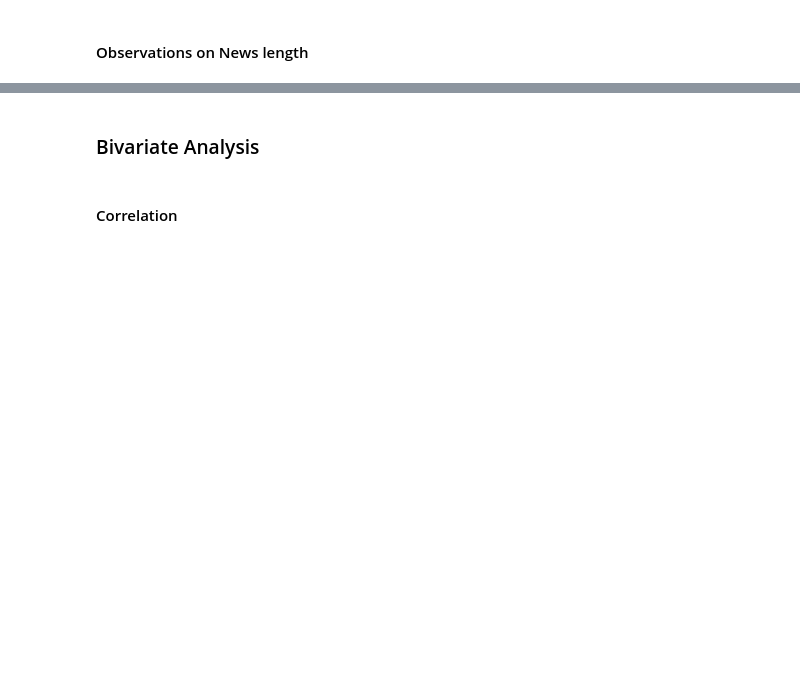
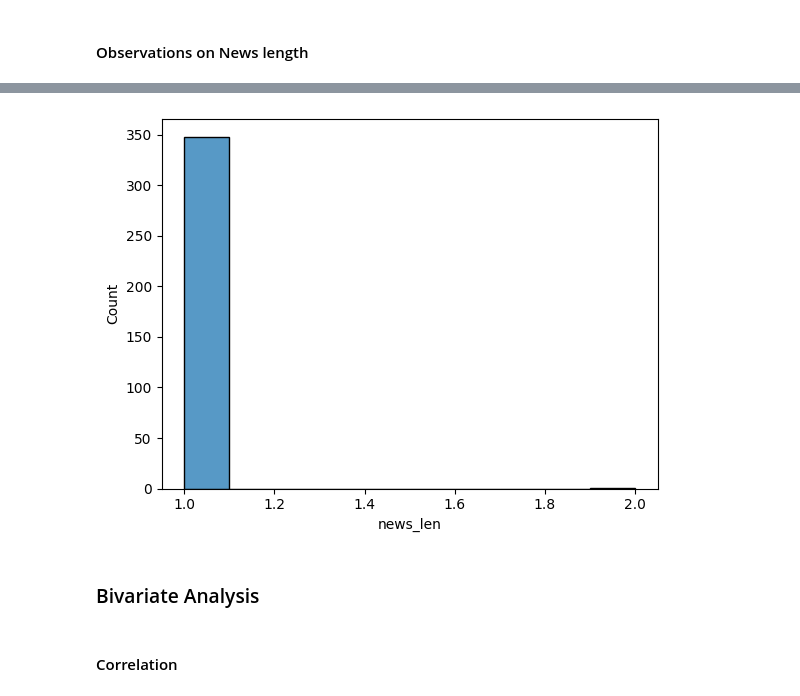
Before and after one commit to ajayvivek/DevOps, a Jupyter notebook: NLP_Project_Low_Code.ipynb, the cells around one changed output, grey strips where cells are left out. Cells and saved outputs as stored; diff of their text form; code cells hidden in the pictures; blank space fills up the shorter version.

```diff
--- a/NLP_Project_Low_Code.ipynb
+++ b/NLP_Project_Low_Code.ipynb
@@ -173,5 +242,7 @@ stock['____'].____    #Complete the code to print the statistical summary for th
 # %%
-sns.histplot(data=_____,x="_____"); #Complete the code to plot a histogram of news_len column
+sns.histplot(data=stock,x="news_len"); #Complete the code to plot a histogram of news_len column
+# %% [output]
+[figure, added]
 # %% [markdown]
 ### Bivariate Analysis
 # %% [markdown]
```
Also changed, not shown: parts of 84 cells of this notebook.
